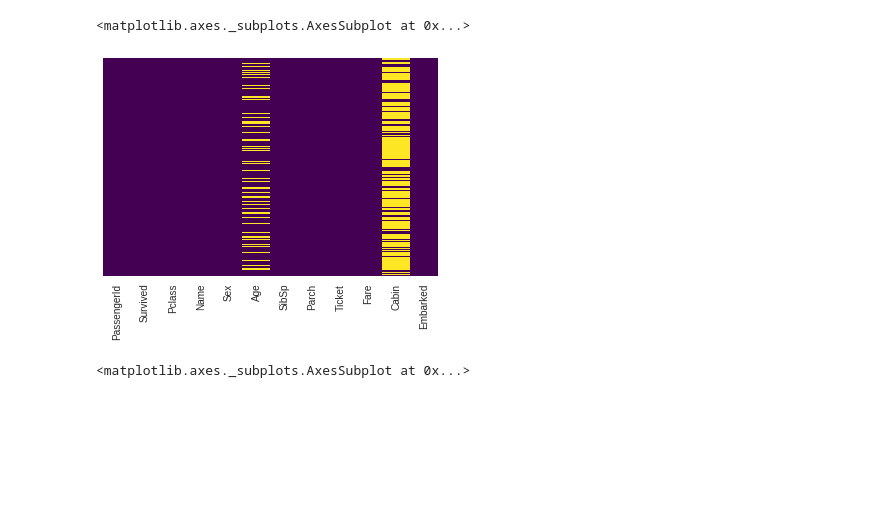
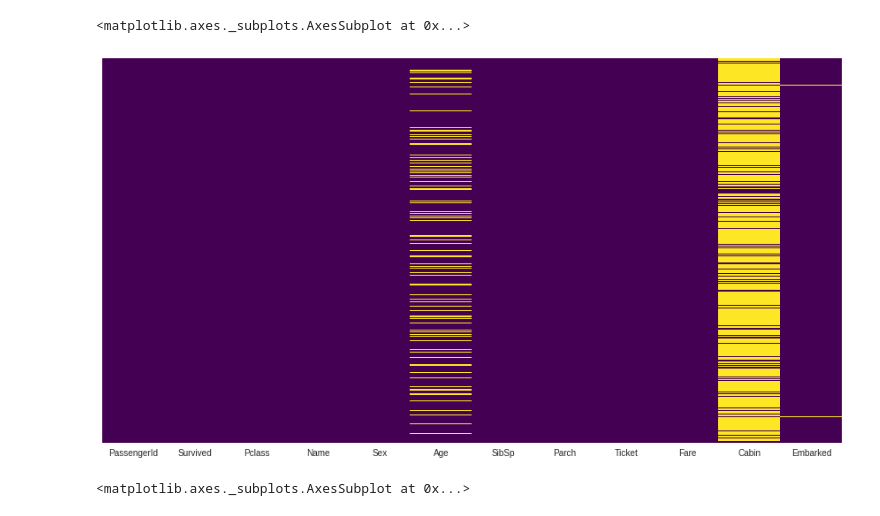
Before and after one commit to Andrew-Wichmann/udemy_data_science_with_python, a Jupyter notebook: Titanic notebook.ipynb, the cells around one changed output. Drawn from its saved outputs; the diff is of its cells as text; code cells hidden in the pictures; blank space fills up the shorter version.

```diff
--- a/Titanic notebook.ipynb
+++ b/Titanic notebook.ipynb
@@ -16,10 +16,11 @@ df.head()
 | 3 | 4 | 1 | 1 | Futrelle, Mrs. Jacques Heath (Lil... | female | 35.0 | 1 | 0 | 113803 | 53.1000 | ... |
 | 4 | 5 | 0 | 3 | Allen, Mr. William Henry | male | 35.0 | 0 | 0 | 373450 | 8.0500 | ... |
 # %%
+plt.figure(figsize=(15,8))
 sns.heatmap(df.isnull(),cbar=False, yticklabels=False, cmap='viridis')
 # %% [output]
 <matplotlib.axes._subplots.AxesSubplot at 0x...>
-[figure, old version]
+[figure, new version]
 # %%
 sns.set_style('whitegrid')
 # %%
```
Also changed, not shown: parts of 1 cell of this notebook.
